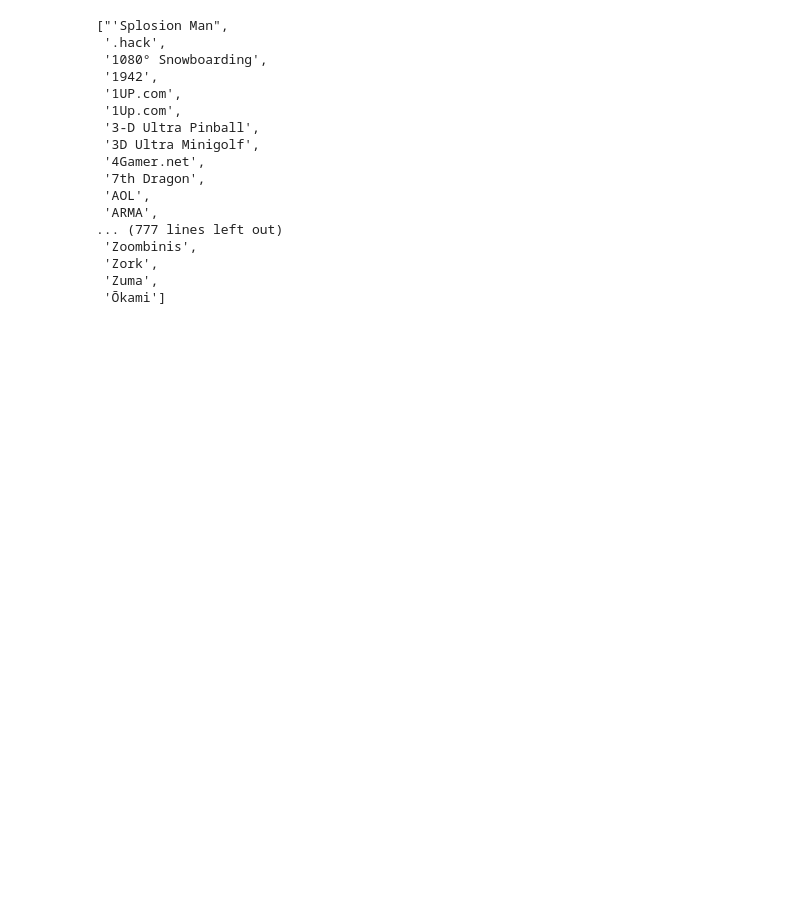
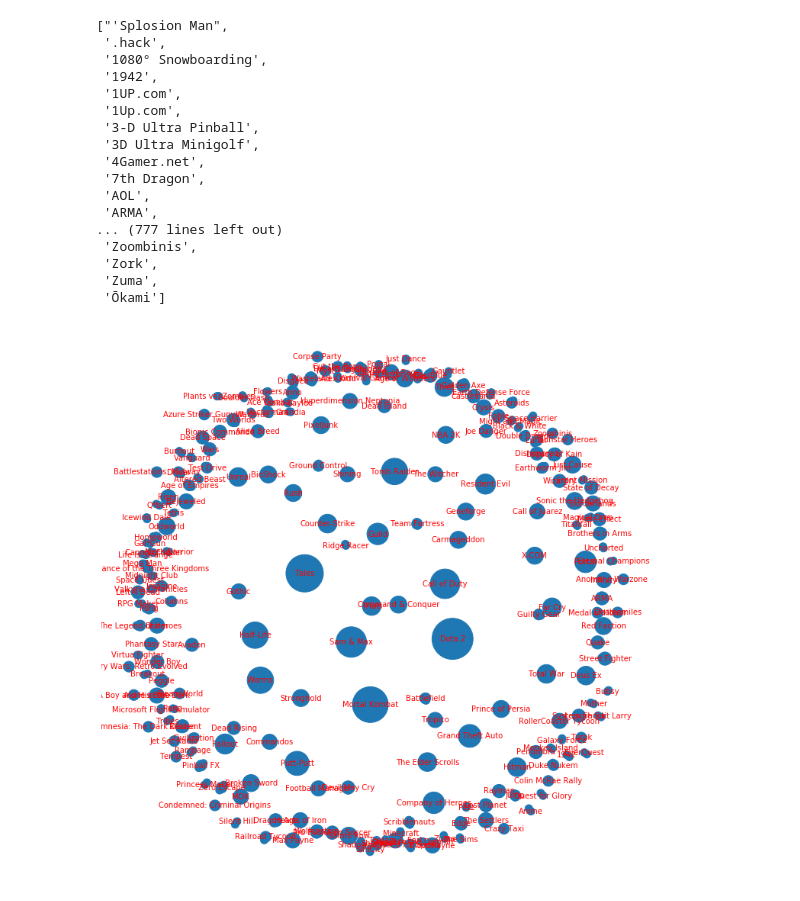
Before and after one commit to viktorattilakelemen/BigGame, a Jupyter notebook: Data_explore_slim.ipynb, the cells around one changed output. Saved outputs shown, nothing was run; the diff lists cells and outputs as text; code cells hidden in the pictures; blank space fills up the shorter version.

```diff
--- a/Data_explore_slim.ipynb
+++ b/Data_explore_slim.ipynb
@@ -282,3 +283,37 @@ franchises_clean
+# %%
+#Make Network of franchises and titles that belong to it
+import networkx as nx
+graph = nx.Graph()
+labels = {}
+plt.figure(figsize=(10,10))
+
+for index, row in data.iterrows():
+    g = row["ResponseName"]
+    for fran in franchises_clean:
+        if(len(fran)>=3):
+            #if the game is part of a franchise
+            if g.startswith(fran):
+                #assure that it is a franchise and not part of another word
+                if(len(g)>len(fran)):
+                    if g[len(fran)].isalpha():
+                        continue
+                #print("Game "+ g +" belongs to franchise: "+ fran)
+                if(graph.has_node(fran)):
+                    graph.add_node(g)
+                else:
+                    graph.add_nodes_from([fran,g])
+                    labels[fran] = fran
+                graph.add_edge(g,fran)
+
+d = dict(graph.degree)
+pos=nx.spring_layout(graph, iterations=100)
+#pos= nx.spiral_layout(graph)
+nx.draw(graph, pos= pos,  with_labels= False, node_size=[v * 100 for v in d.values()])
+nx.draw_networkx_labels( graph, pos, labels= labels, font_size=10,font_color='r')
+plt.show()
+#plt.savefig('Franchises.png')
+# %% [output]
+[figure, added]
 # %%
 #make matrix of game name and franchise it belongs to ----> build network of games linked by franchise---> maybe include other stuf
 # %%
```
Also changed, not shown: parts of 19 cells of this notebook, 7 other files.
